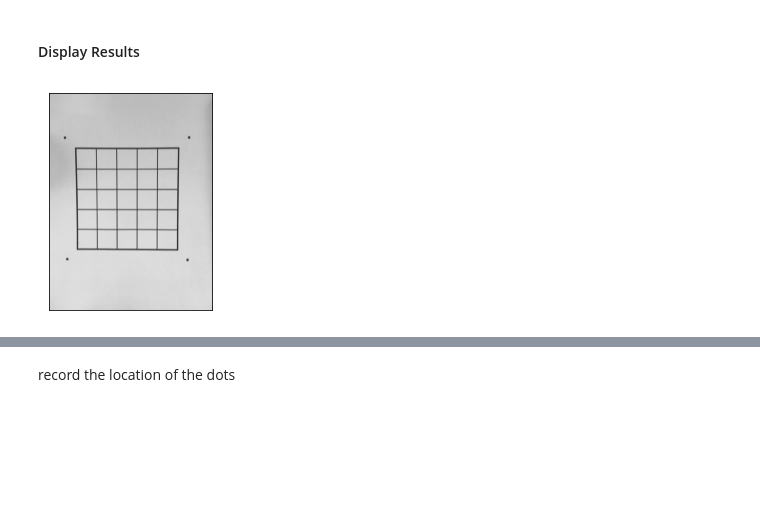
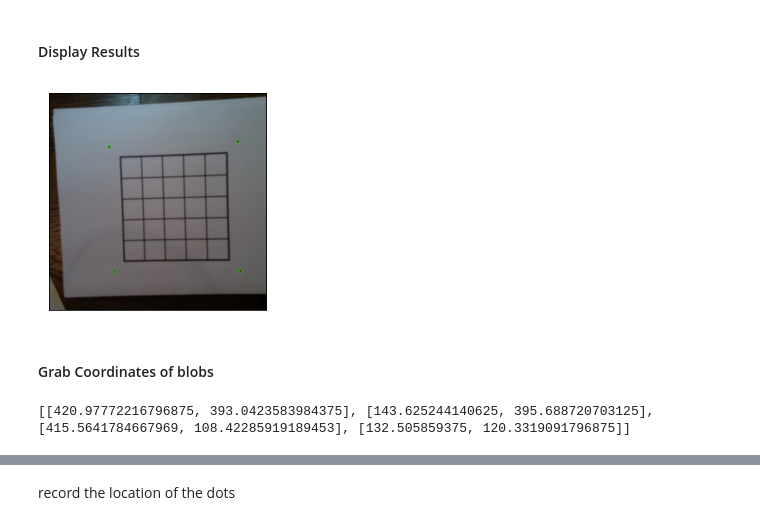
Before and after one commit to zachandfox/Playground, a Jupyter notebook: TDS_Image_Proj/code/ImportImages.ipynb, the cells around one changed output, grey strips where cells are left out. Cells and saved outputs as stored; diff of their text form; code cells hidden in the pictures; blank space fills up the shorter version.

```diff
--- a/TDS_Image_Proj/code/ImportImages.ipynb
+++ b/TDS_Image_Proj/code/ImportImages.ipynb
@@ -17,7 +17,8 @@ import glob
 %matplotlib inline
 # %%
 # Load Images
-imset = np.array([cv2.imread(i, cv2.IMREAD_GRAYSCALE) for i in glob.glob("../newFom/IMG_0405.jpg")])
+imset = np.array([cv2.imread(i) for i in glob.glob("../newFom/thefan.jpg")])
+# imset = cv2.cvtColor(imset[0]
 
 # print("Size of our dataset: {} images.\nEach image has dimensions: {}.\nEach channel is of type: {}".format( \
 #     imset.shape[0], imset[0].shape, type(imset[0][0][0][0])))
@@ -38,7 +39,8 @@ _reference: https://stackoverflow.com/questions/8076889/how-to-use-opencv-simple
 
 # Select Image from imageset using opencv, show
 img = imset[0]
-plt.imshow(img, cmap = 'gray', interpolation = 'bicubic')
+img = cv2.cvtColor(img, cv2.COLOR_BGR2RGB)
+plt.imshow(img, interpolation = 'bicubic')
 # plt.xticks([]), plt.yticks([])  # to hide tick values on X and Y axis
 plt.show()
 # %% [output]
@@ -64,8 +55,10 @@ params = cv2.SimpleBlobDetector_Params()
 params.minThreshold = 10
 # Filter by Area.
 params.filterByArea = True
-# params.minArea = 1500
+#params.minArea = 1500
 params.maxArea = 50
+#filter by color
+params.filterByColor = 1
 
 # check opencv version and construct the detector
     # Ref: https://stackoverflow.com/questions/48136978/how-to-use-feature2dsuch-as-simpleblobdetector-correctly-python-opencv/48137140
@@ -102,14 +77,22 @@ keypoints = detector.detect(img)
 # %%
 # Draw detected blobs as red circles.
 # cv2.DRAW_MATCHES_FLAGS_DRAW_RICH_KEYPOINTS ensures the size of the circle corresponds to the size of blob
-im_with_keypoints = cv2.drawKeypoints(img, keypoints, np.array([]), (0,0,255), cv2.DRAW_MATCHES_FLAGS_DRAW_RICH_KEYPOINTS)
+im_with_keypoints = cv2.drawKeypoints(img, keypoints, np.array([]), (0,255,0), cv2.DRAW_MATCHES_FLAGS_DRAW_RICH_KEYPOINTS)
 
 # plt.imshow(im_with_keypoints, cmap = 'gray', interpolation = 'bicubic')
 plt.imshow(im_with_keypoints, interpolation = 'bicubic')
 plt.xticks([]), plt.yticks([])  # to hide tick values on X and Y axis
 plt.savefig('lol.jpg', bbox_inches='tight')
 plt.show()
 
 # Save Image
 # %% [output]
-[figure, old version]
+[figure, new version]
+# %% [markdown]
+#### Grab Coordinates of blobs
+# %%
+# print([keypoints[i].pt for i in range(3)])
+points = [[keypoints[i].pt[0], keypoints[i].pt[1]] for i in range(4)]
+print(points)
+# %% [output]
+[[420.97772216796875, 393.0423583984375], [143.625244140625, 395.688720703125], [415.5641784667969, 108.42285919189453], [132.505859375, 120.3319091796875]]
```
Also changed, not shown: parts of 8 cells of this notebook, 8 other files.
